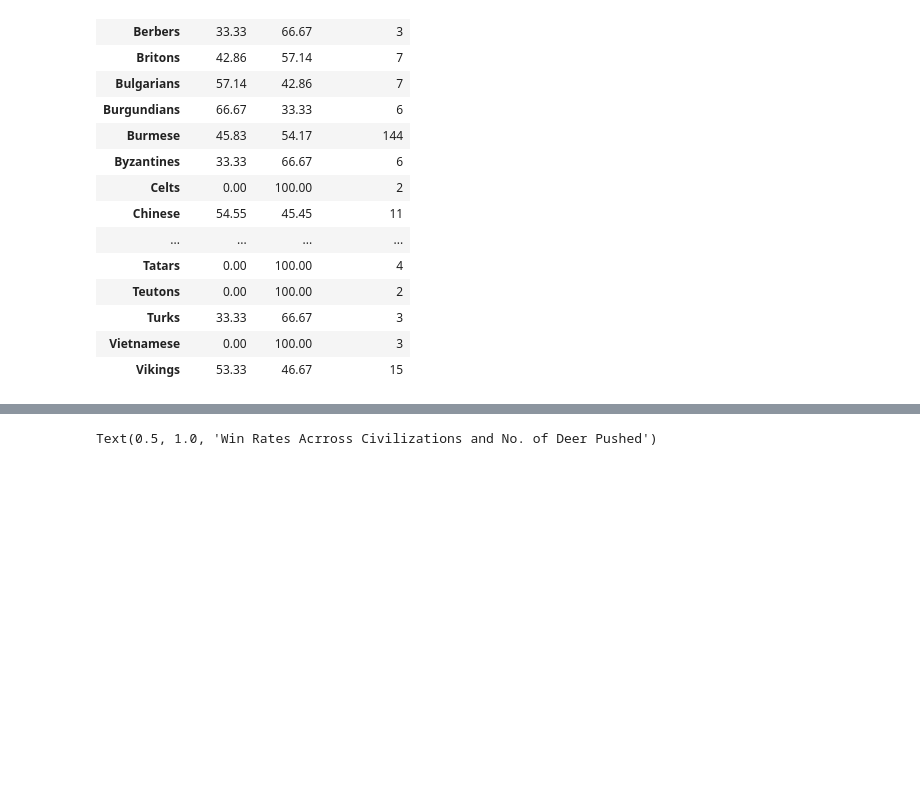
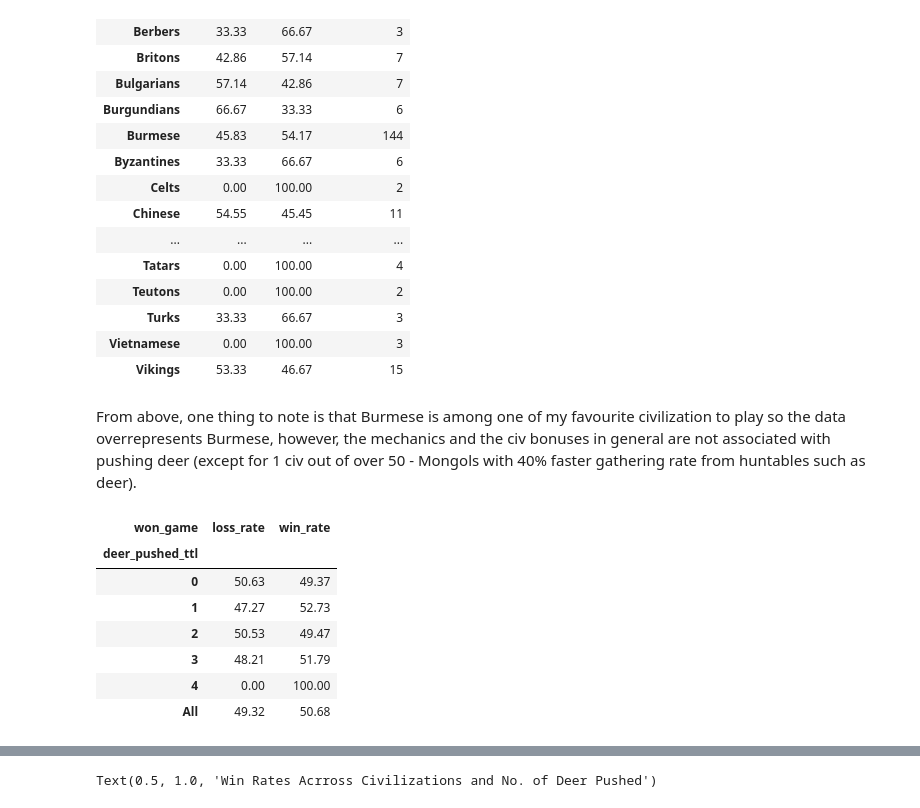
Before and after one commit to kkardousk/aoe, a Jupyter notebook: aoe2_games_replay_analysis.ipynb, the cells around one changed output, grey strips where cells are left out. Cells and saved outputs as stored; diff of their text form; code cells hidden in the pictures; blank space fills up the shorter version.

Commit message:
adding overall win rates per no. of deer pushed

```diff
--- a/aoe2_games_replay_analysis.ipynb
+++ b/aoe2_games_replay_analysis.ipynb
@@ -202,3 +202,25 @@ overall_win_rates_per_civ
 | Turks | 33.33 | 66.67 | 3 |
 | Vietnamese | 0.00 | 100.00 | 3 |
 | Vikings | 53.33 | 46.67 | 15 |
+# %% [markdown]
+From above, one thing to note is that Burmese is among one of my favourite civilization to play so the data overrepresents Burmese, however, the mechanics and the civ bonuses in general are not associated with pushing deer (except for 1 civ out of over 50 - Mongols with 40% faster gathering rate from huntables such as deer).
+# %%
+win_rates_per_no_deer_pushed = (
+    pd.crosstab(index = [overall_stats_df_filtered.deer_pushed_ttl],
+        columns = [overall_stats_df_filtered.won_game],
+        margins = True,\
+        normalize= 'index')\
+        .round(4)*100
+)
+win_rates_per_no_deer_pushed.rename(columns={0: 'loss_rate', 1: 'win_rate', 'won_game': 'no_of_games'}, inplace = True)
+
+win_rates_per_no_deer_pushed
+# %% [output]
+| won_game | loss_rate | win_rate |
+| deer_pushed_ttl |  |  |
+| 0 | 50.63 | 49.37 |
+| 1 | 47.27 | 52.73 |
+| 2 | 50.53 | 49.47 |
+| 3 | 48.21 | 51.79 |
+| 4 | 0.00 | 100.00 |
+| All | 49.32 | 50.68 |
```
Also changed, not shown: parts of 1 cell of this notebook.
